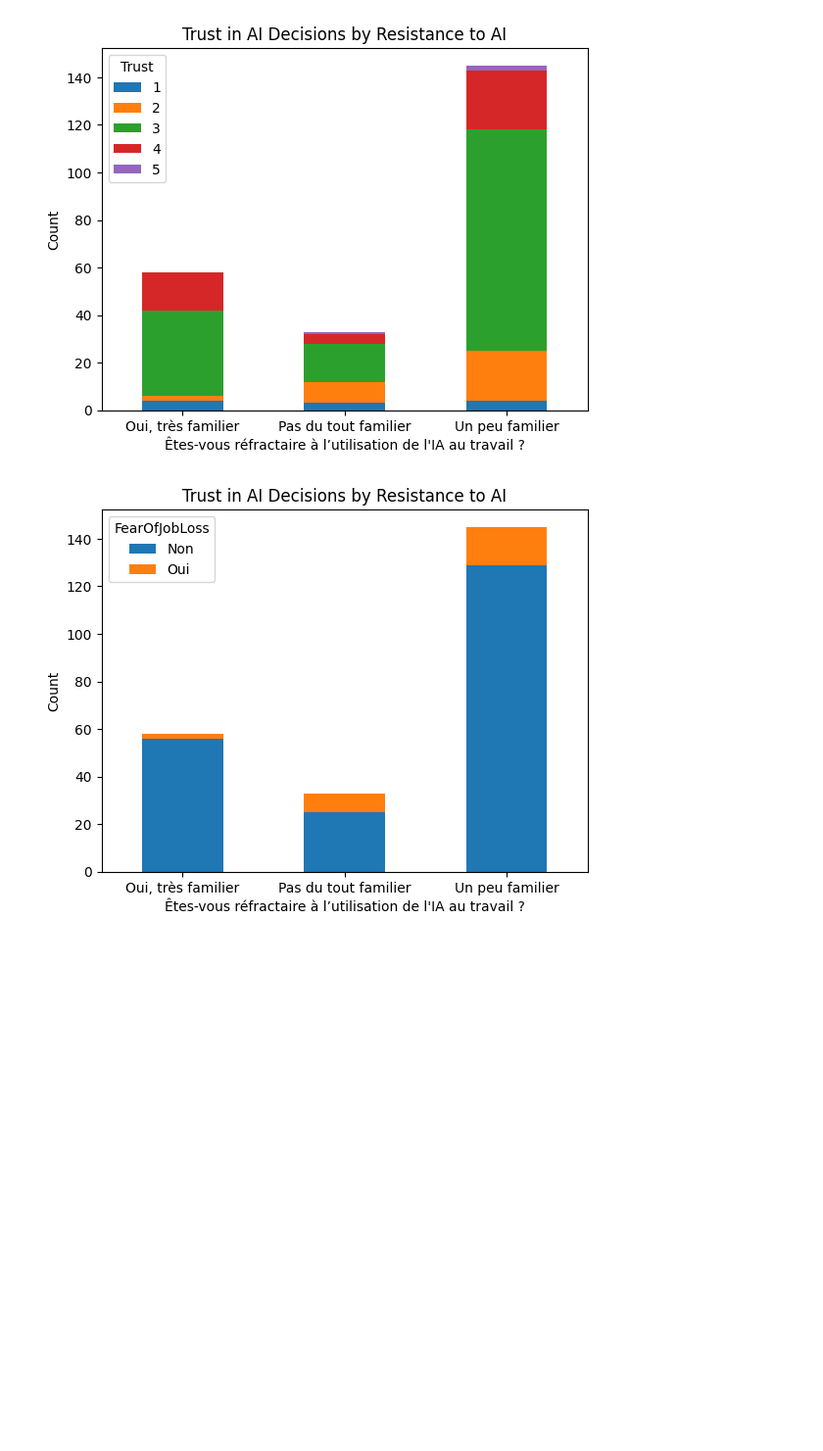
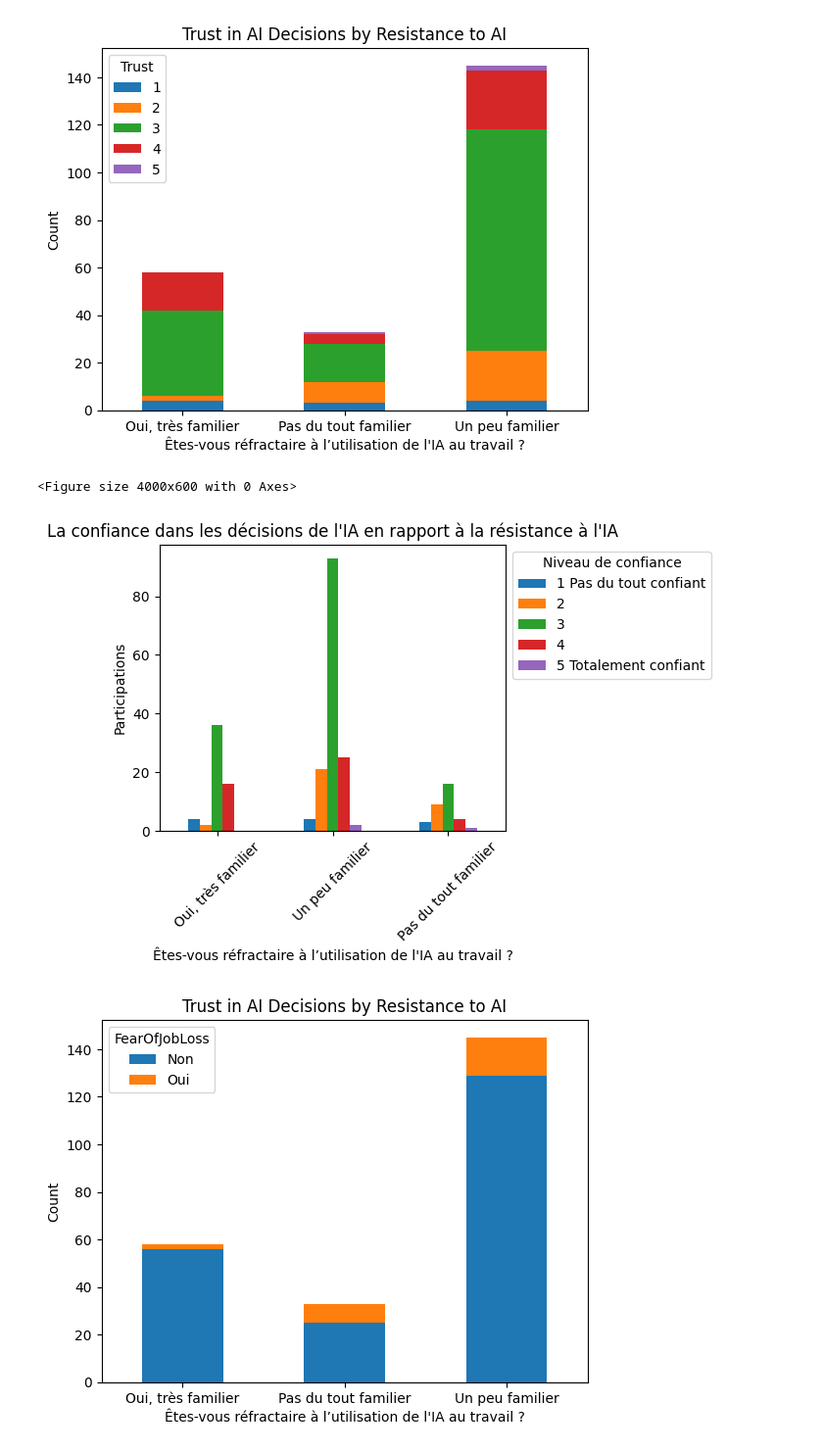
Before and after one commit to QuentinDstl/survey_adoption_by_employees, a Jupyter notebook: src/main.ipynb, the cells around one changed output. Shown at 98% size. Cells and saved outputs as stored; diff of their text form; code cells hidden in the pictures; blank space fills up the shorter version.

```diff
--- a/src/main.ipynb
+++ b/src/main.ipynb
@@ -1180,6 +1204,31 @@ plt.xticks(rotation=0)
 plt.show()
 # %% [output]
 [figure]
+# %%
+trust_resistance = df_survey.groupby('Familiarity')['Trust'].value_counts().unstack()
+
+# Définir l'ordre souhaité pour l'axe des x
+order = ["Oui, très familier", "Un peu familier", "Pas du tout familier"]
+
+# Réindexer 'trust_resistance' selon l'ordre défini
+trust_resistance = trust_resistance.reindex(order)
+
+plt.figure(figsize=(40, 6))  # Définir une nouvelle taille de figure
+trust_resistance.plot(kind='bar', stacked=False)
+
+plt.title('La confiance dans les décisions de l\'IA en rapport à la résistance à l\'IA')
+plt.xlabel('Êtes-vous réfractaire à l’utilisation de l\'IA au travail ?')
+plt.ylabel('Participations')
+plt.xticks(rotation=45)
+
+# Ajuster la position de la légende
+plt.legend(title='Niveau de confiance', labels=['1 Pas du tout confiant', '2', '3', '4', '5 Totalement confiant'], bbox_to_anchor=(1.0, 1), loc='upper left')
+
+plt.tight_layout()  # Ajuster la mise en page pour éviter le chevauchement
+plt.show()
+# %% [output]
+<Figure size 4000x600 with 0 Axes>
+[figure, added]
 # %%
 # 5/16 Familiarity by FearOfJobLoss
 #? Les gens ont peur quand ils ne connaissent pas : on peut vérifier ça aussi avec "Usage" et "Tools" mais attention c'est lié au taff
```
Also changed, not shown: parts of 9 cells of this notebook.
